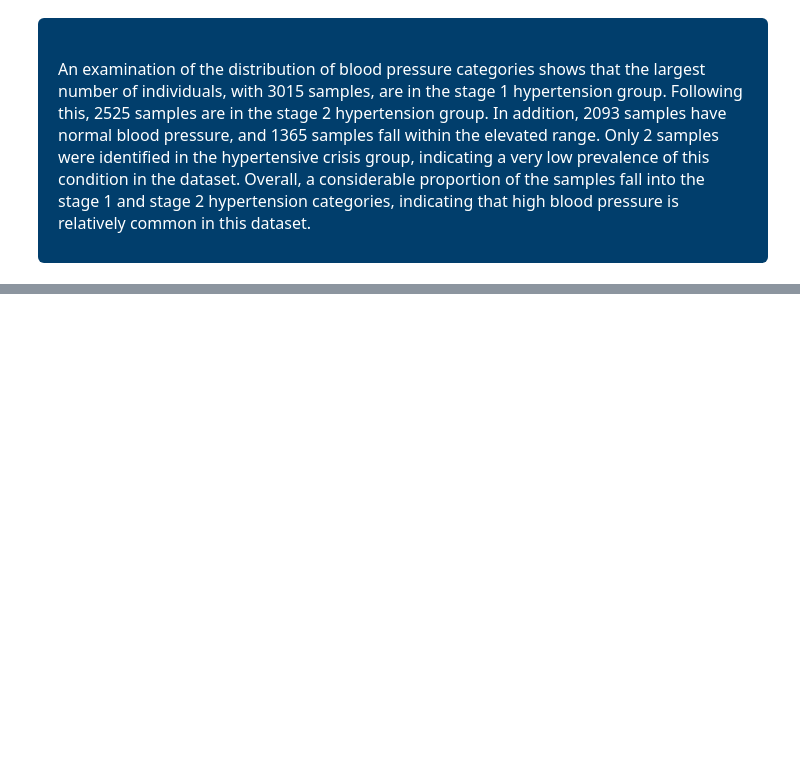
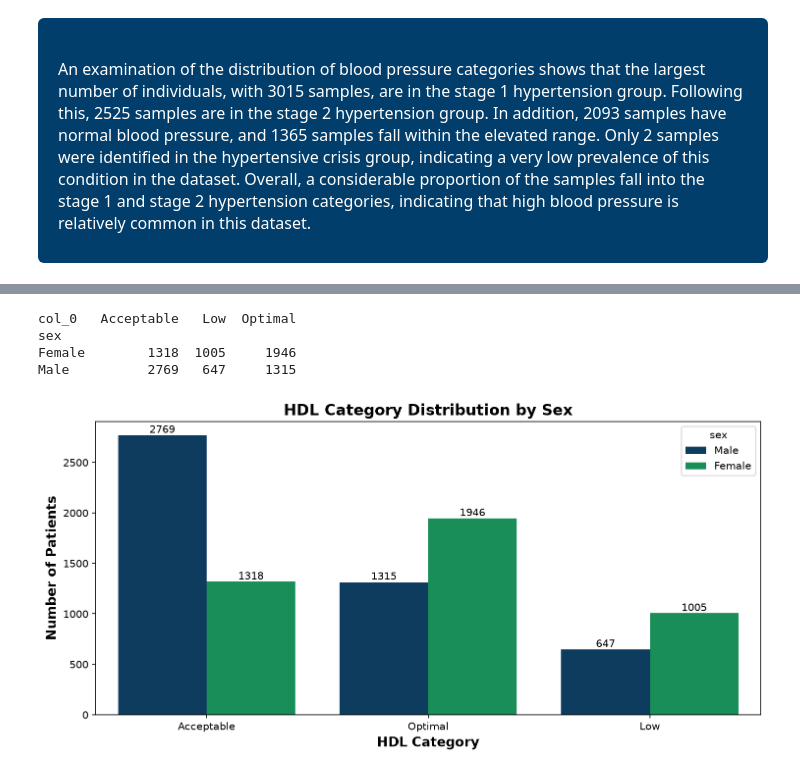
Before and after one commit to alimotamed-py/Kenko, a Jupyter notebook: ML/notebook/heart_disease.ipynb, the cells around one changed output, grey strips where cells are left out. Saved outputs shown, nothing was run; the diff lists cells and outputs as text; code cells hidden in the pictures; blank space fills up the shorter version.

```diff
--- a/ML/notebook/heart_disease.ipynb
+++ b/ML/notebook/heart_disease.ipynb
@@ -908,0 +1151,44 @@ NameError: name 'plt' is not defined
+# %%
+def hdl_category(row):
+    hdl = row["hdl"]
+    sex = row["sex"]
+
+    if sex == "Male":
+        if hdl < 40:
+            return "Low"
+        elif hdl < 60:
+            return "Acceptable"
+        else:
+            return "Optimal"
+
+    elif sex == "Female":
+        if hdl < 50:
+            return "Low"
+        elif hdl < 60:
+            return "Acceptable"
+        else:
+            return "Optimal"
+# %%
+hdl_group = data.apply(hdl_category, axis=1)
+print(pd.crosstab(data["sex"], hdl_group))
+# %% [output]
+col_0   Acceptable   Low  Optimal
+sex
+Female        1318  1005     1946
+Male          2769   647     1315
+# %%
+plt.figure(figsize=(10, 5), dpi=150)
+
+ax = sns.countplot(x=hdl_group, hue=data["sex"].map({"Female": "Female", "Male": "Male"}), palette=["#013e6c", "#06A159"])
+
+plt.xlabel("HDL Category", fontsize=13, fontweight="bold")
+plt.ylabel("Number of Patients", fontsize=13, fontweight="bold")
+plt.title("HDL Category Distribution by Sex", fontsize=15, fontweight="bold")
+
+for container in ax.containers:
+    ax.bar_label(container, fontsize=10)
+
+plt.tight_layout()
+plt.show()
+# %% [output]
+[figure, added]
```
Also changed, not shown: parts of 28 cells of this notebook.
